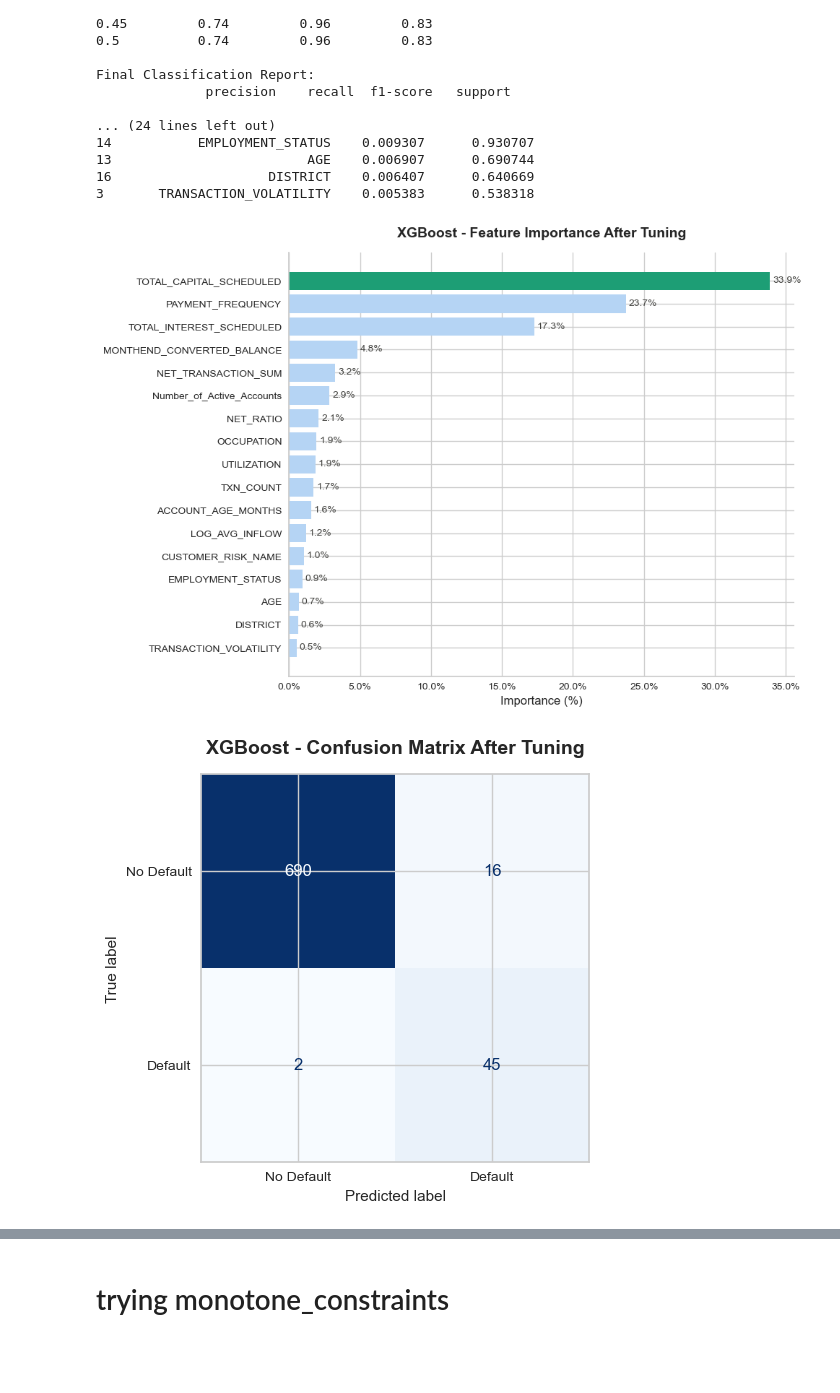
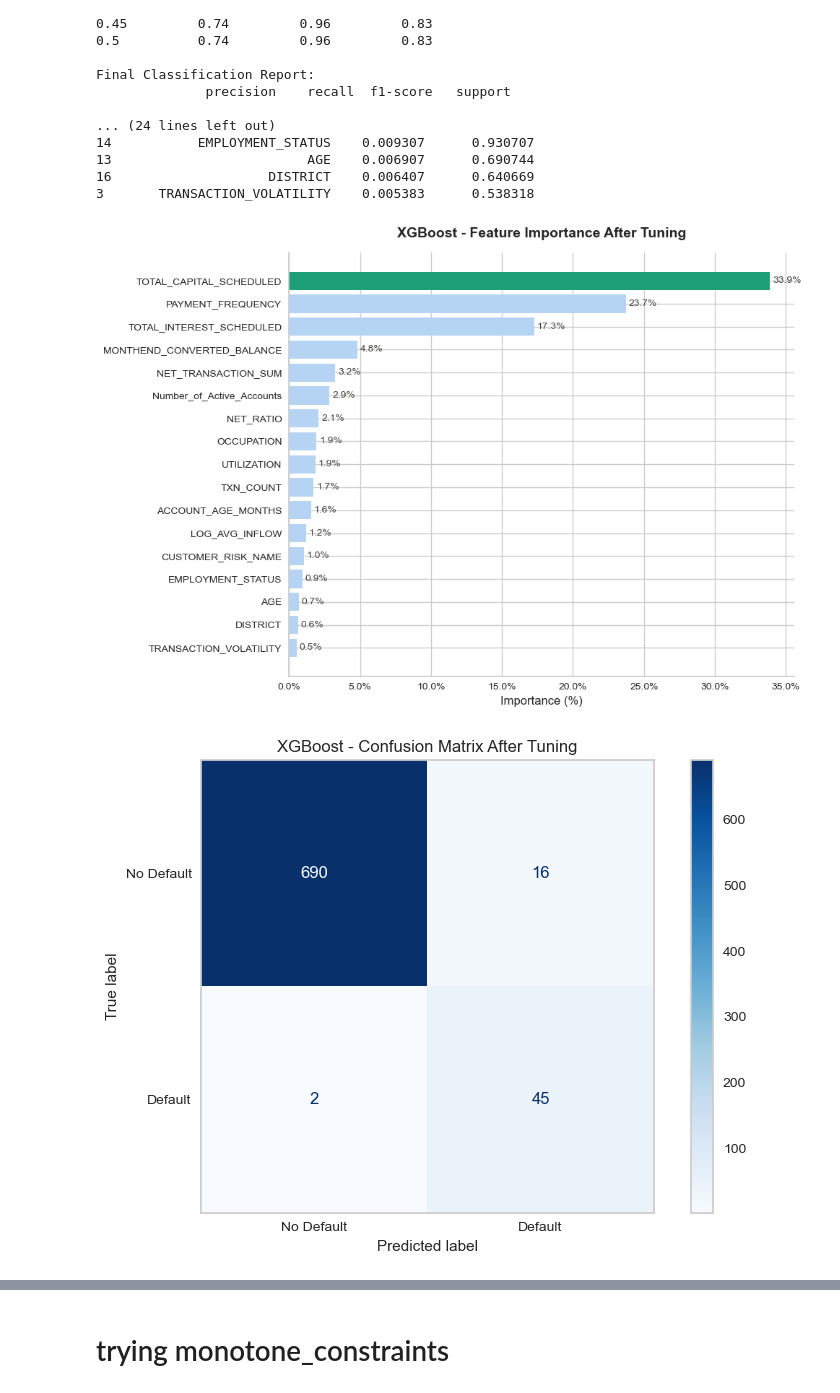
Before and after one commit to Kavindya-1/FYP, a Jupyter notebook: Initial notebook.ipynb, the cells around one changed output, grey strips where cells are left out. Saved outputs shown, nothing was run; the diff lists cells and outputs as text; code cells hidden in the pictures; blank space fills up the shorter version.

```diff
--- a/Initial notebook.ipynb
+++ b/Initial notebook.ipynb
@@ -3259,15 +3378,15 @@ print(classification_report(y_test, xgb_y_pred_final))
 print(f"ROC-AUC: {roc_auc_score(y_test, xgb_y_proba)}")
 
 # ── Feature importance ──
-xgb_importance_df = pd.DataFrame({
+xgb_importance_df_final = pd.DataFrame({
     "Feature"    : X_train_cat.columns,
     "Importance" : xgb_final.feature_importances_
 }).sort_values("Importance", ascending=False)
-xgb_importance_df["Importance_%"] = (
-    xgb_importance_df["Importance"] / xgb_importance_df["Importance"].sum() * 100
+xgb_importance_df_final["Importance_%"] = (
+    xgb_importance_df_final["Importance"] / xgb_importance_df_final["Importance"].sum() * 100
 )
 print("\nFeature Importance:")
-print(xgb_importance_df.to_string())
+print(xgb_importance_df_final.to_string())
 # %% [output]
 scale_pos_weight = 15.26
 
@@ -3290,11 +3409,11 @@ Final Classification Report:
 # ── Feature Importance ──
 fig, ax = plt.subplots(figsize=(10, 7))
 
-colors = ["#1D9E75" if i == 0 else "#B5D4F4" for i in range(len(xgb_importance_df))]
+colors = ["#1D9E75" if i == 0 else "#B5D4F4" for i in range(len(xgb_importance_df_final))]
 
 ax.barh(
-    xgb_importance_df["Feature"],
-    xgb_importance_df["Importance_%"],
+    xgb_importance_df_final["Feature"],
+    xgb_importance_df_final["Importance_%"],
     color     = colors,
     edgecolor = "none"
 )
@@ -3304,50 +3423,65 @@ ax.set_title("XGBoost - Feature Importance After Tuning", fontsize=14, fontweigh
 ax.xaxis.set_major_formatter(mticker.FormatStrFormatter("%.1f%%"))
 ax.spines[["top", "right"]].set_visible(False)
 
-for i, val in enumerate(xgb_importance_df["Importance_%"]):
+for i, val in enumerate(xgb_importance_df_final["Importance_%"]):
     ax.text(val + 0.2, i, f"{val:.1f}%", va="center", fontsize=10, color="#444441")
 
 plt.tight_layout()
 plt.show()
 
+
+
+
 # ── Confusion Matrix ──
-fig, ax = plt.subplots(figsize=(6, 5))
+# fig, ax = plt.subplots(figsize=(6, 5))
+
+# cm   = confusion_matrix(y_test, xgb_y_pred_final)
+# disp = ConfusionMatrixDisplay(
+#     confusion_matrix = cm,
+#     display_labels   = ["No Default", "Default"]
+# )
+# disp.plot(ax=ax, colorbar=False , cmap="Blues")
+# ax.set_title("XGBoost - Confusion Matrix After Tuning", fontsize=14, fontweight="bold", pad=15)
+
+# plt.tight_layout()
+# plt.show()
+
+
 
 cm   = confusion_matrix(y_test, xgb_y_pred_final)
 disp = ConfusionMatrixDisplay(
     confusion_matrix = cm,
     display_labels   = ["No Default", "Default"]
 )
-disp.plot(ax=ax, colorbar=False , cmap="Blues")
-ax.set_title("XGBoost - Confusion Matrix After Tuning", fontsize=14, fontweight="bold", pad=15)
-
+disp.plot(cmap="Blues")
+plt.title("XGBoost - Confusion Matrix After Tuning")
 plt.tight_layout()
+plt.grid(False)
 plt.show()
-
 
 # ── ROC Curve ──
 fig, ax = plt.subplots(figsize=(6, 5))
 
 from sklearn.metrics import roc_curve, auc
 
 # Compute ROC
-fpr, tpr, _ = roc_curve(y_test, xgb_BASE_proba)
+fpr, tpr, _ = roc_curve(y_test, xgb_y_pred_final)
 roc_auc = auc(fpr, tpr)
 
 # Plot curve
 ax.plot(fpr, tpr, linewidth=2, label=f"AUC = {roc_auc:.3f}")
 ax.plot([0, 1], [0, 1], linestyle="--")  # baseline
 
 # Styling
 ax.set_xlabel("False Positive Rate", fontsize=12)
 ax.set_ylabel("True Positive Rate", fontsize=12)
 ax.set_title("XGBoost - ROC Curve After Tuning", fontsize=14, fontweight="bold", pad=15)
 
 ax.legend(loc="lower right")
 ax.spines[["top", "right"]].set_visible(False)
 
 plt.tight_layout()
 plt.show()
 # %% [output]
 [figure]
-[figure, old version]
+[figure, new version]
```
Also changed, not shown: parts of 39 cells of this notebook, 11 other files.
